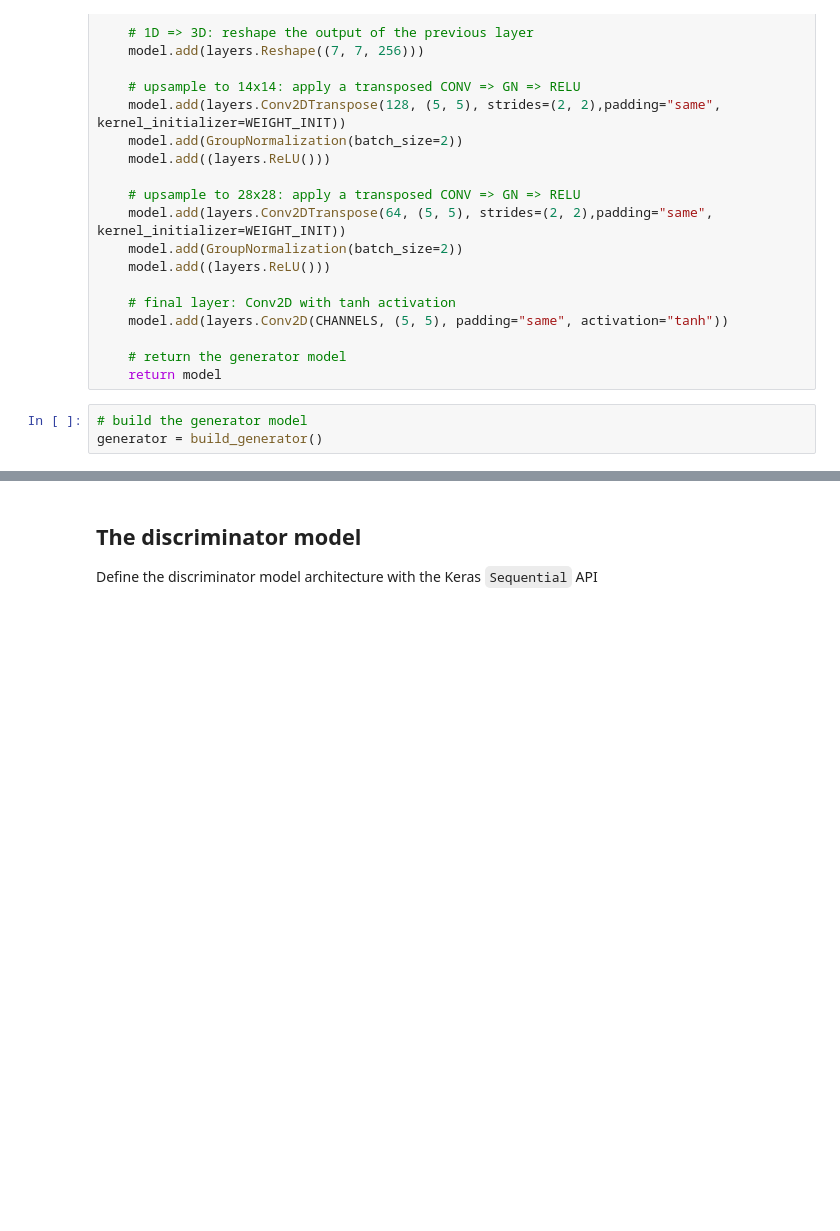
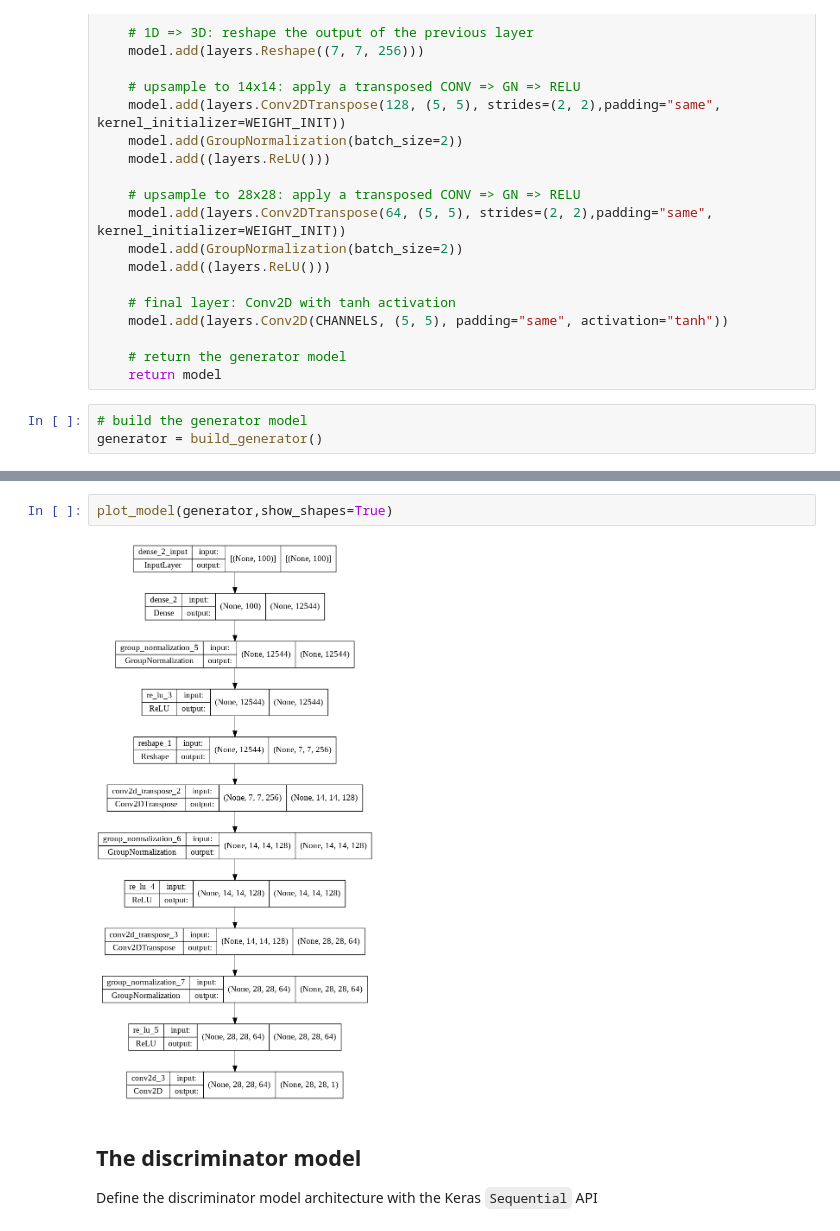
Before and after one commit to parvbhargava/GANGN, a Jupyter notebook: bs2_dcgan_fashion_mnist.ipynb, the cells around one changed output, grey strips where cells are left out. Saved outputs shown, nothing was run; the diff lists cells and outputs as text; blank space fills up the shorter version.

```diff
--- a/bs2_dcgan_fashion_mnist.ipynb
+++ b/bs2_dcgan_fashion_mnist.ipynb
@@ -174,6 +159,10 @@ Total params: 2,318,209
 Trainable params: 2,318,209
 Non-trainable params: 0
 _________________________________________________________________
+# %%
+plot_model(generator,show_shapes=True)
+# %% [output]
+[figure, added]
 # %% [markdown]
 ## The discriminator model
 
```
Also changed, not shown: parts of 9 cells of this notebook.
